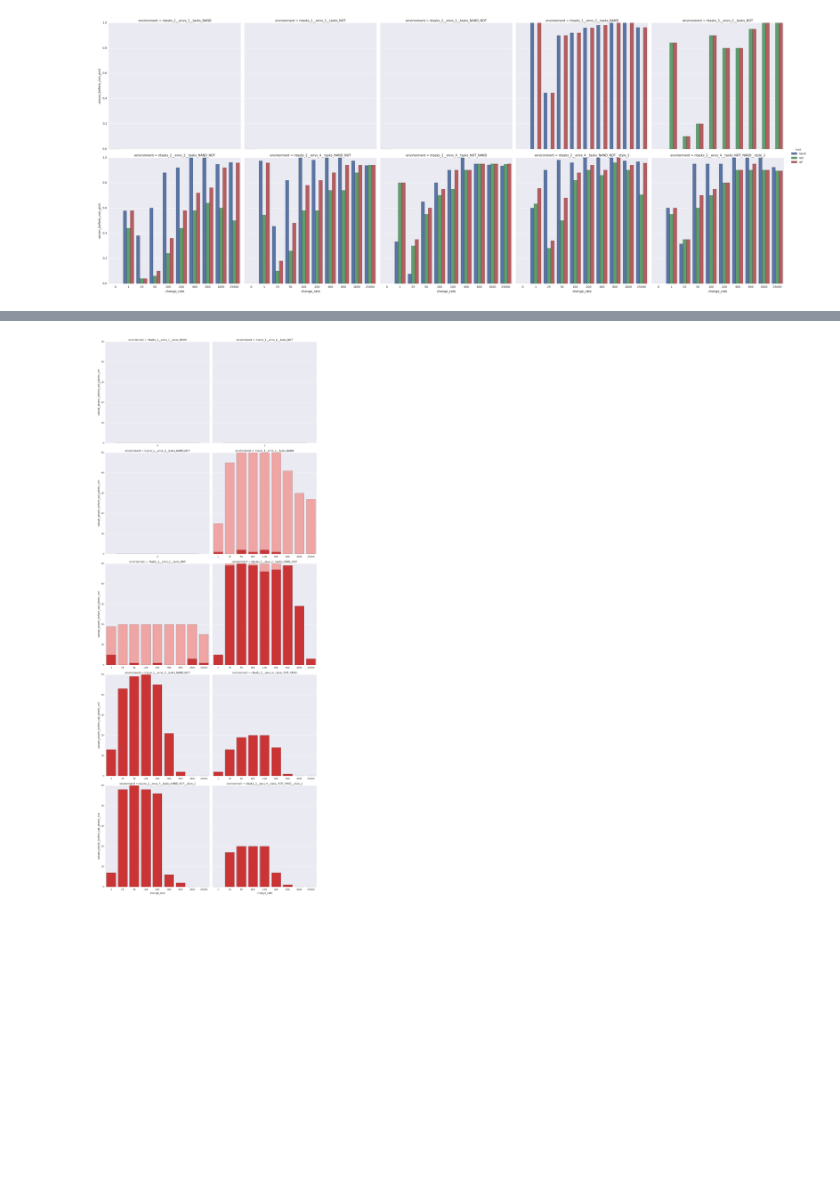
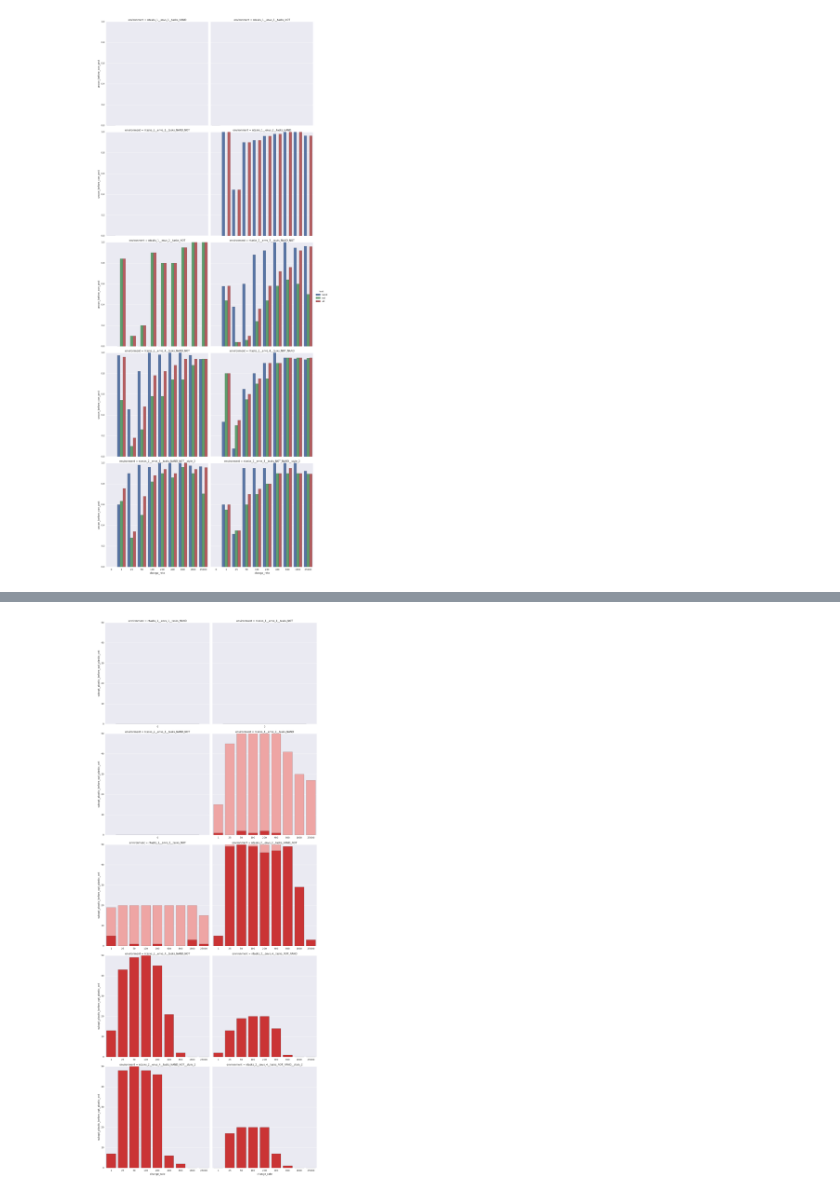
Before and after one commit to amlalejini/origins_of_plasticity_f16, a Jupyter notebook: scripts/jupyter_notebooks/stepping_stones_overview.ipynb, the cells around one changed output, grey strips where cells are left out. Drawn from its saved outputs; the diff is of its cells as text; code cells hidden in the pictures; blank space fills up the shorter version.

```diff
--- a/scripts/jupyter_notebooks/stepping_stones_overview.ipynb
+++ b/scripts/jupyter_notebooks/stepping_stones_overview.ipynb
@@ -169,12 +183,14 @@ Treatment: ntasks_1__envs_1__cr_0__tasks_NOT__mr_p0075
 # %%
-###############
+#############################################
 # Unconditional before conditional?
 #  - Visualizations
+#############################################
 ###############
 # Just percentages
-g = sns.factorplot(x="change_rate", y="uncon_before_con_prct", hue="trait", col="environment", col_wrap=5, data=df_trans, kind="bar", size = 7, legend=True)
+###############
+g = sns.factorplot(x="change_rate", y="uncon_before_con_prct", hue="trait", col="environment", col_wrap=2, data=df_trans, kind="bar", size = 7, legend=True)
 g.set(ylim=(0,1.0))
 g.savefig("unconbeforecon.png")
 # %% [output]
-[figure, old version]
+[figure, new version]
 # %%
```
Also changed, not shown: parts of 11 cells of this notebook, 4 other files.
